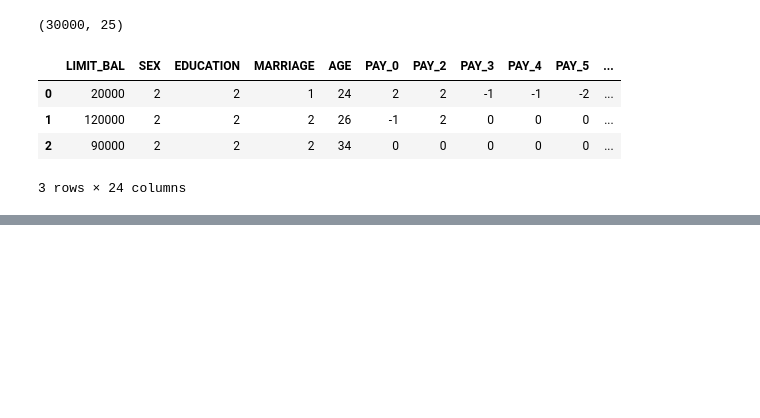
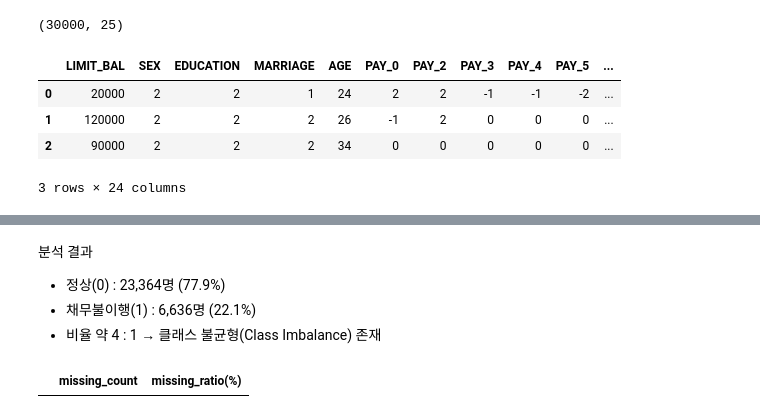
Before and after one commit to sohson/hipython, a Jupyter notebook: ml/11.신용카드_채무불이행_고객예측.ipynb, the cells around one changed output, grey strips where cells are left out. Saved outputs shown, nothing was run; the diff lists cells and outputs as text; code cells hidden in the pictures; blank space fills up the shorter version.

```diff
--- a/ml/11.신용카드_채무불이행_고객예측.ipynb
+++ b/ml/11.신용카드_채무불이행_고객예측.ipynb
@@ -44,0 +114,28 @@ X_features = card_df.drop('default', axis=1)
+# %% [markdown]
+분석 결과
+- 정상(0) : 23,364명 (77.9%)
+- 채무불이행(1) : 6,636명 (22.1%)
+- 비율 약 4 : 1 → 클래스 불균형(Class Imbalance) 존재
+# %%
+import pandas as pd
+# 1) 결측치 탐색
+# =========================
+missing_cnt = df.isnull().sum()
+missing_ratio = (missing_cnt / len(df) * 100).round(2)
+
+missing_df = (
+    pd.DataFrame({"missing_count": missing_cnt, "missing_ratio(%)": missing_ratio})
+    .query("missing_count > 0")
+    .sort_values("missing_ratio(%)", ascending=False)
+)
+display(missing_df)
+
+# 결측치 패턴 시각화(상위 30개 컬럼)
+if missing_df.shape[0] > 0:
+    cols_for_missing_map = missing_df.index[:30]
+    plt.figure(figsize=(12, 6))
+    sns.heatmap(df[cols_for_missing_map].isnull(), cbar=False, yticklabels=False)
+    plt.title("Missing Value Pattern (Top 30 cols)")
+    plt.show()
+# %% [output]
+|  | missing_count | missing_ratio(%) |
```
Also changed, not shown: parts of 9 cells of this notebook.
